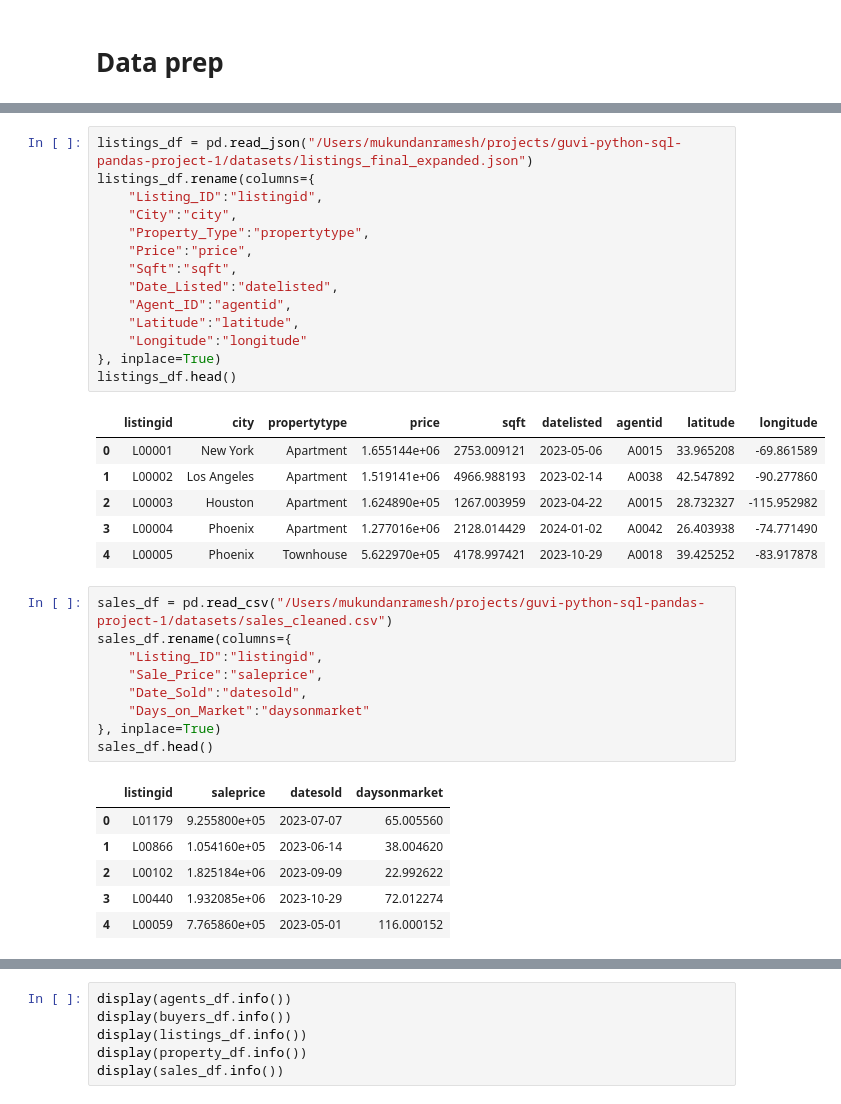
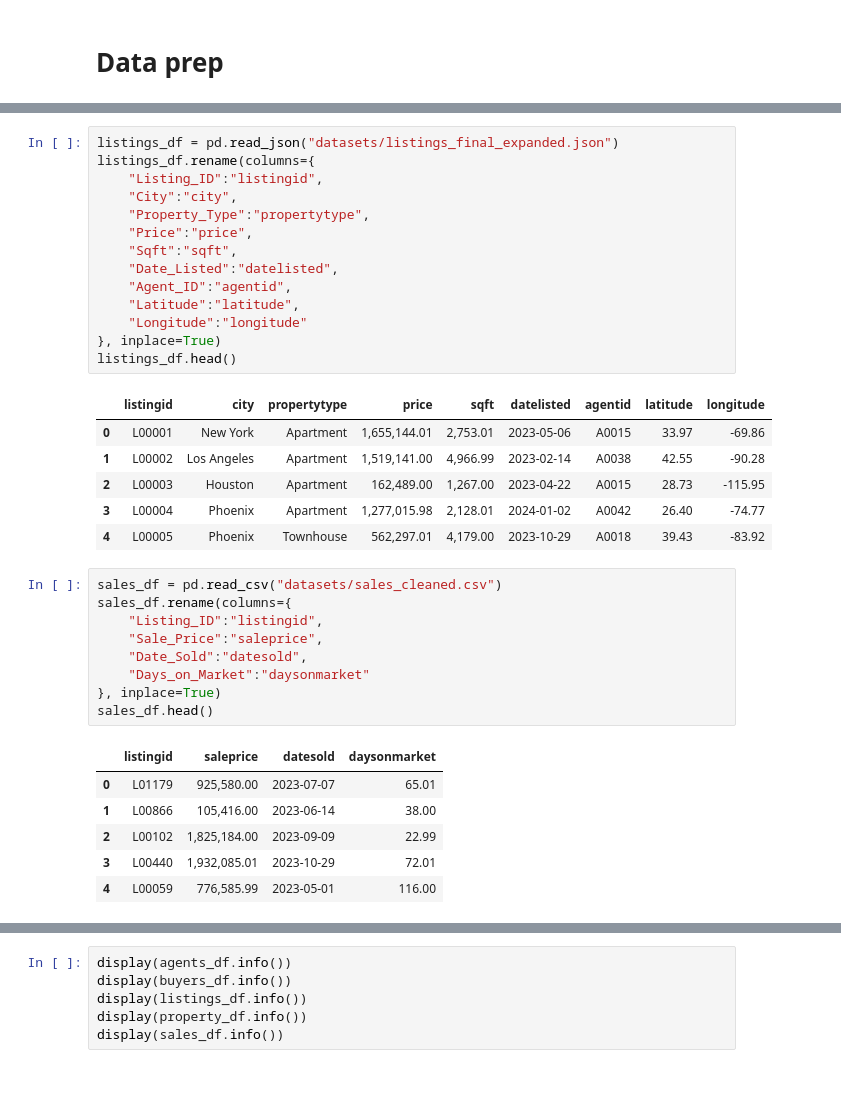
Before and after one commit to mukundnaramesh2605/guvi-python-sql-pandas-project-1, a Jupyter notebook: project.ipynb, the cells around one changed output, grey strips where cells are left out. Cells and saved outputs as stored; diff of their text form.

```diff
--- a/project.ipynb
+++ b/project.ipynb
@@ -46,28 +46,28 @@ buyers_df.head()
 | 3 | 4 | L00440 | Investor | Bank Transfer | False | None | 0 |
 | 4 | 5 | L00059 | Investor | UPI | True | HDFC | 4191221 |
 # %%
-listings_df = pd.read_json("/Users/mukundanramesh/projects/guvi-python-sql-pandas-project-1/datasets/listings_final_expanded.json")
+listings_df = pd.read_json("datasets/listings_final_expanded.json")
 listings_df.rename(columns={
     "Listing_ID":"listingid",
     "City":"city",
     "Property_Type":"propertytype",
     "Price":"price",
     "Sqft":"sqft",
     "Date_Listed":"datelisted",
     "Agent_ID":"agentid",
     "Latitude":"latitude",
     "Longitude":"longitude"
 }, inplace=True)
 listings_df.head()
 # %% [output]
 |  | listingid | city | propertytype | price | sqft | datelisted | agentid | latitude | longitude |
-| 0 | L00001 | New York | Apartment | 1.655144e+06 | 2753.009121 | 2023-05-06 | A0015 | 33.965208 | -69.861589 |
-| 1 | L00002 | Los Angeles | Apartment | 1.519141e+06 | 4966.988193 | 2023-02-14 | A0038 | 42.547892 | -90.277860 |
-| 2 | L00003 | Houston | Apartment | 1.624890e+05 | 1267.003959 | 2023-04-22 | A0015 | 28.732327 | -115.952982 |
-| 3 | L00004 | Phoenix | Apartment | 1.277016e+06 | 2128.014429 | 2024-01-02 | A0042 | 26.403938 | -74.771490 |
-| 4 | L00005 | Phoenix | Townhouse | 5.622970e+05 | 4178.997421 | 2023-10-29 | A0018 | 39.425252 | -83.917878 |
+| 0 | L00001 | New York | Apartment | 1,655,144.01 | 2,753.01 | 2023-05-06 | A0015 | 33.97 | -69.86 |
+| 1 | L00002 | Los Angeles | Apartment | 1,519,141.00 | 4,966.99 | 2023-02-14 | A0038 | 42.55 | -90.28 |
+| 2 | L00003 | Houston | Apartment | 162,489.00 | 1,267.00 | 2023-04-22 | A0015 | 28.73 | -115.95 |
+| 3 | L00004 | Phoenix | Apartment | 1,277,015.98 | 2,128.01 | 2024-01-02 | A0042 | 26.40 | -74.77 |
+| 4 | L00005 | Phoenix | Townhouse | 562,297.01 | 4,179.00 | 2023-10-29 | A0018 | 39.43 | -83.92 |
 # %%
-sales_df = pd.read_csv("/Users/mukundanramesh/projects/guvi-python-sql-pandas-project-1/datasets/sales_cleaned.csv")
+sales_df = pd.read_csv("datasets/sales_cleaned.csv")
 sales_df.rename(columns={
     "Listing_ID":"listingid",
     "Sale_Price":"saleprice",
@@ -77,9 +77,9 @@ sales_df.rename(columns={
 sales_df.head()
 # %% [output]
 |  | listingid | saleprice | datesold | daysonmarket |
-| 0 | L01179 | 9.255800e+05 | 2023-07-07 | 65.005560 |
-| 1 | L00866 | 1.054160e+05 | 2023-06-14 | 38.004620 |
-| 2 | L00102 | 1.825184e+06 | 2023-09-09 | 22.992622 |
-| 3 | L00440 | 1.932085e+06 | 2023-10-29 | 72.012274 |
-| 4 | L00059 | 7.765860e+05 | 2023-05-01 | 116.000152 |
+| 0 | L01179 | 925,580.00 | 2023-07-07 | 65.01 |
+| 1 | L00866 | 105,416.00 | 2023-06-14 | 38.00 |
+| 2 | L00102 | 1,825,184.00 | 2023-09-09 | 22.99 |
+| 3 | L00440 | 1,932,085.01 | 2023-10-29 | 72.01 |
+| 4 | L00059 | 776,585.99 | 2023-05-01 | 116.00 |
 # %%
```
Also changed, not shown: parts of 3 cells of this notebook.
